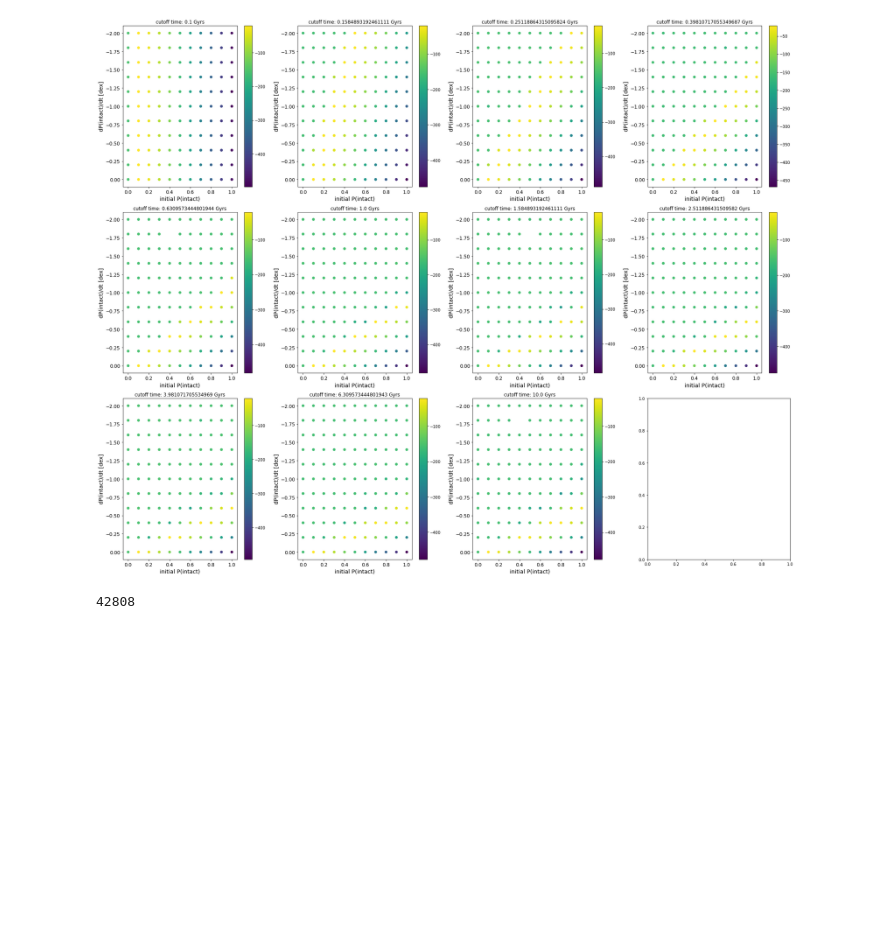
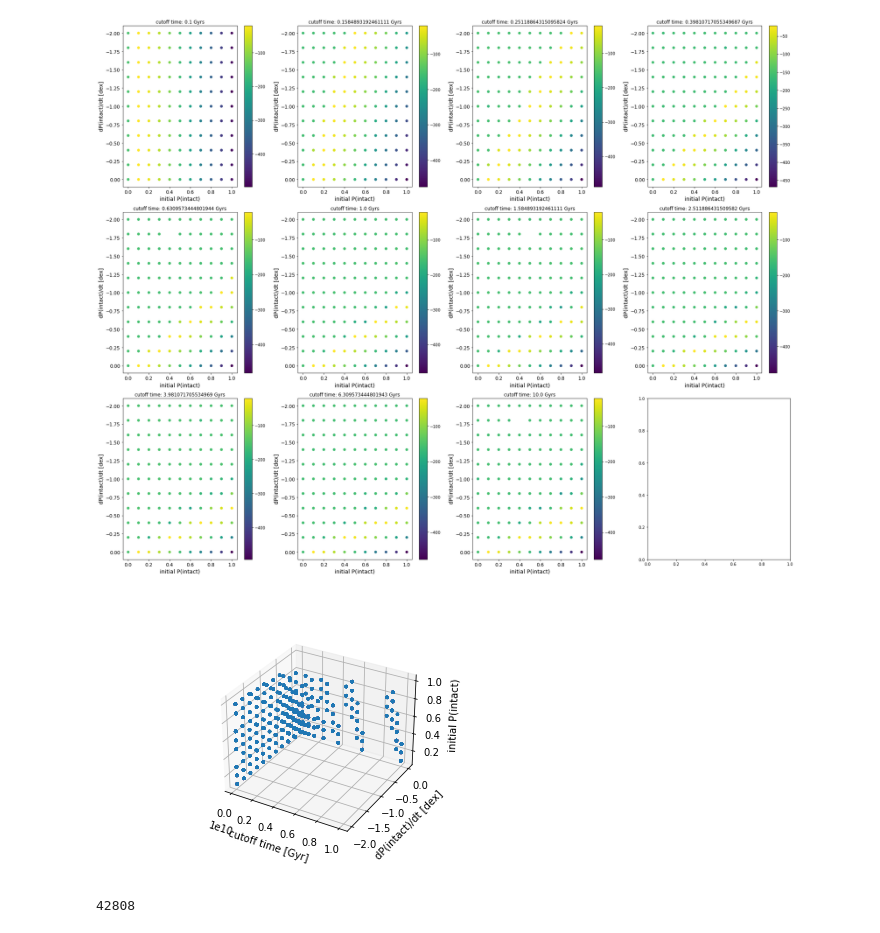
Before and after one commit to exoclam/sculpting, a Jupyter notebook: hipergator/analyze-hipergator-normalized_multiplicities.ipynb, the cells around one changed output. Cells and saved outputs as stored; diff of their text form; code cells hidden in the pictures; blank space fills up the shorter version.

```diff
--- a/hipergator/analyze-hipergator-normalized_multiplicities.ipynb
+++ b/hipergator/analyze-hipergator-normalized_multiplicities.ipynb
@@ -520,6 +520,23 @@ plt.savefig('normalized_logL_heatmap.png')
 plt.show()
 # %% [output]
 [figure]
+# %%
+%matplotlib widget
+
+df_keep = df.loc[df.normalized_logL >= -100]
+fig = plt.figure()
+ax = plt.axes(projection='3d')
+#im = ax.scatter3D(df_keep.c, df_keep.m, df_keep.b, c=df_keep.normalized_logL, s=5)
+im = ax.scatter3D(df_keep.c, df_keep.m, df_keep.b, s=5)
+ax.set_xlabel('cutoff time [Gyr]')
+#ax.set_xscale('log')
+ax.set_ylabel('dP(intact)/dt [dex]')
+ax.set_zlabel('initial P(intact)')
+#fig.colorbar(im, ax=ax)
+#fig.tight_layout()
+plt.show()
+# %% [output]
+[figure, added]
 # %%
 len(df.loc[(df.intact_frac2 == 0)])
 # %% [output]
```
Also changed, not shown: parts of 1 cell of this notebook, 5 other files.
